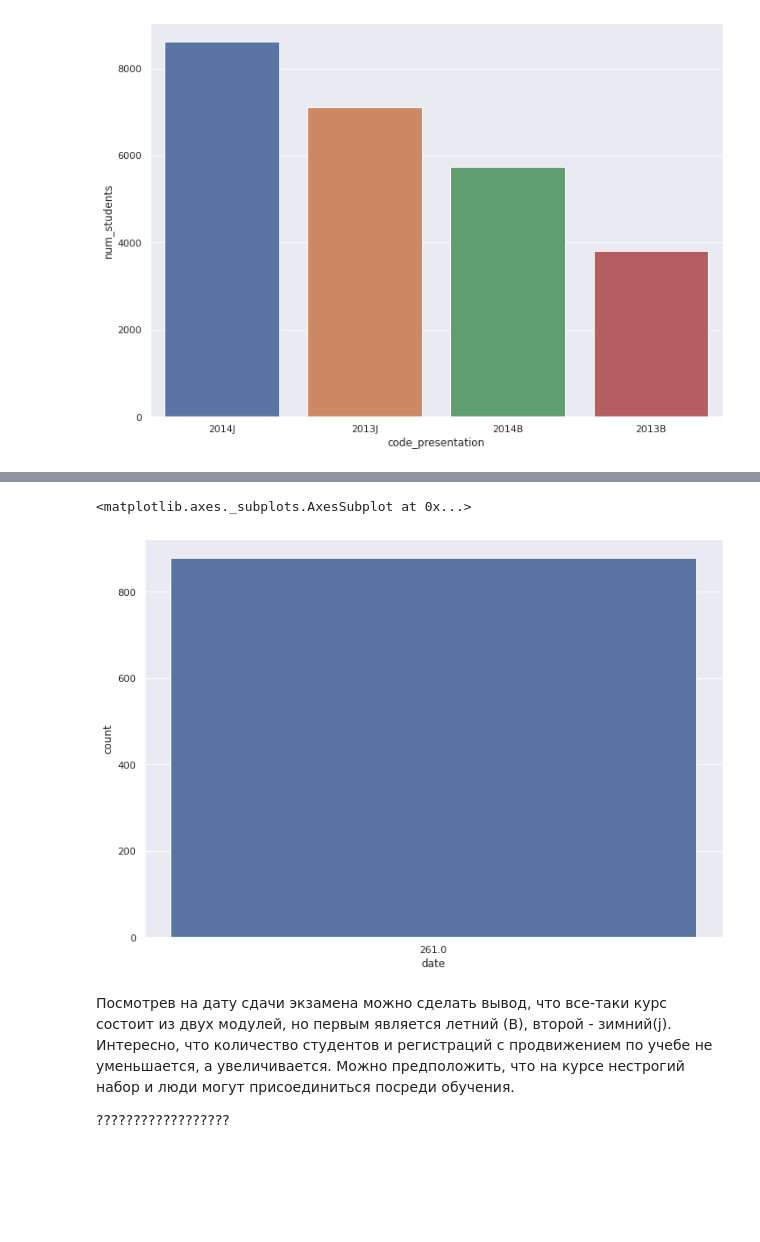
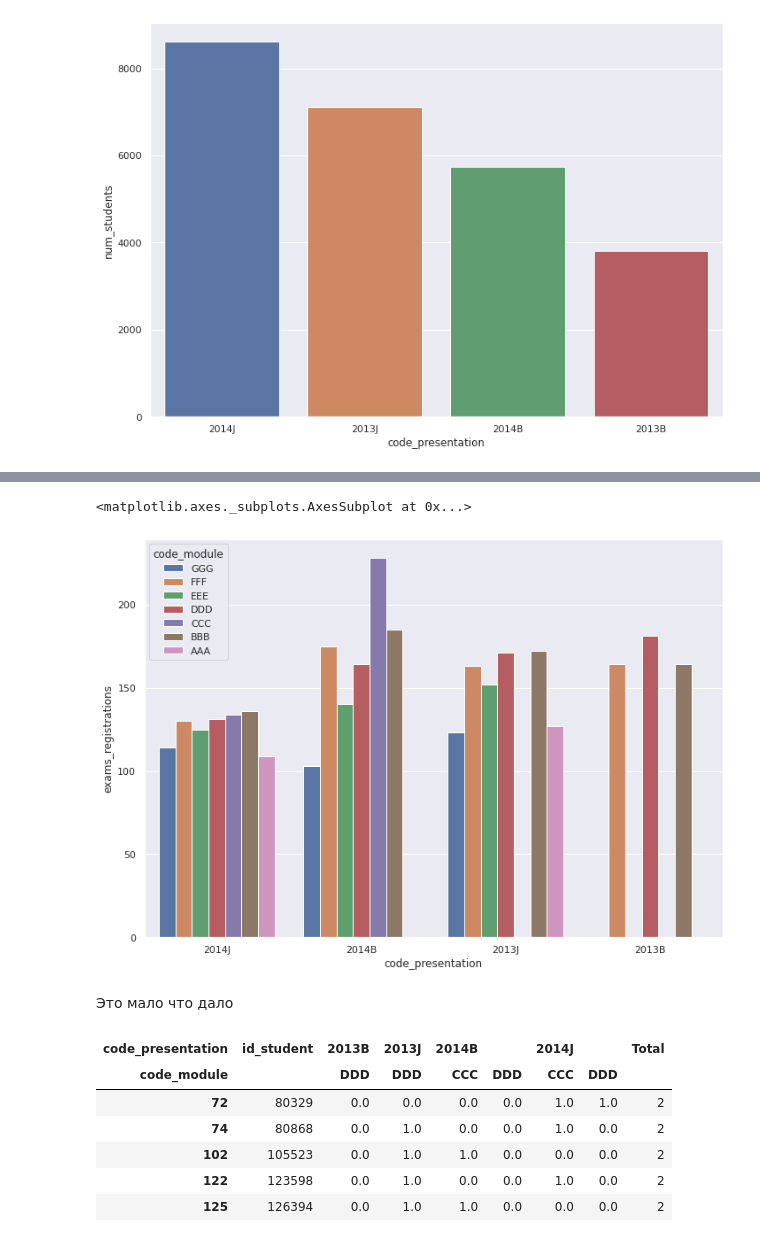
Before and after one commit to marchenko499/e-learning-analytics-, a Jupyter notebook: e-learning project.ipynb, the cells around one changed output, grey strips where cells are left out. Drawn from its saved outputs; the diff is of its cells as text; code cells hidden in the pictures; blank space fills up the shorter version.

```diff
--- a/e-learning project.ipynb
+++ b/e-learning project.ipynb
@@ -140,4 +125,5 @@ studentRegistration.head()
 # %%
-registration_by_semester = (studentRegistration.groupby("code_presentation", as_index = False)
-                                               .agg(registration_count = ('id_student', 'nunique'))
-                                               .sort_values('registration_count', ascending = False))
+#Смотрю на какие курсы зарегистрировался студент внутри семестра
+exams_registrations =  (studentRegistration.groupby(['code_presentation', 'code_module'],as_index = False)
+                                   .agg(exams_registrations = ('date_registration', 'nunique'))
+                                   .sort_values('code_presentation', ascending = False))
@@ -164,9 +130,9 @@ sns.countplot(successful_course.query("code_presentation == '2013B'").date)
-# %%
-sns.countplot(successful_course.query("code_presentation == '2013J'").date)
-# %% [output]
-<matplotlib.axes._subplots.AxesSubplot at 0x...>
-[figure, removed]
-# %% [markdown]
-Посмотрев на дату сдачи экзамена можно сделать вывод, что все-таки курс состоит из двух модулей, но первым является летний (B), второй - зимний(j). Интересно, что количество студентов и регистраций с продвижением по учебе не уменьшается, а увеличивается. Можно предположить, что на курсе нестрогий набор и люди могут присоединиться посреди обучения.
-
-??????????????????
+# %%
+#Визуализирую полученную информацию
+sns.set(rc={'figure.figsize':(11.7,8.27)})
+sns.barplot(data = exams_registrations,x = 'code_presentation', y = 'exams_registrations', hue = 'code_module')
+# %% [output]
+<matplotlib.axes._subplots.AxesSubplot at 0x...>
+[figure, added]
+# %% [markdown]
+Это мало что дало
@@ -172,0 +156,10 @@ sns.countplot(successful_course.query("code_presentation == '2013J'").date)
+# %%
+successful_students_pivot[successful_students_pivot.Total > 1].head()
+# %% [output]
+| code_presentation | id_student | 2013B | 2013J | 2014B |  | 2014J |  | Total |
+| code_module |  | DDD | DDD | CCC | DDD | CCC | DDD |  |
+| 72 | 80329 | 0.0 | 0.0 | 0.0 | 0.0 | 1.0 | 1.0 | 2 |
+| 74 | 80868 | 0.0 | 1.0 | 0.0 | 0.0 | 1.0 | 0.0 | 2 |
+| 102 | 105523 | 0.0 | 1.0 | 1.0 | 0.0 | 0.0 | 0.0 | 2 |
+| 122 | 123598 | 0.0 | 1.0 | 0.0 | 0.0 | 1.0 | 0.0 | 2 |
+| 125 | 126394 | 0.0 | 1.0 | 1.0 | 0.0 | 0.0 | 0.0 | 2 |
```
Also changed, not shown: parts of 23 cells of this notebook.
